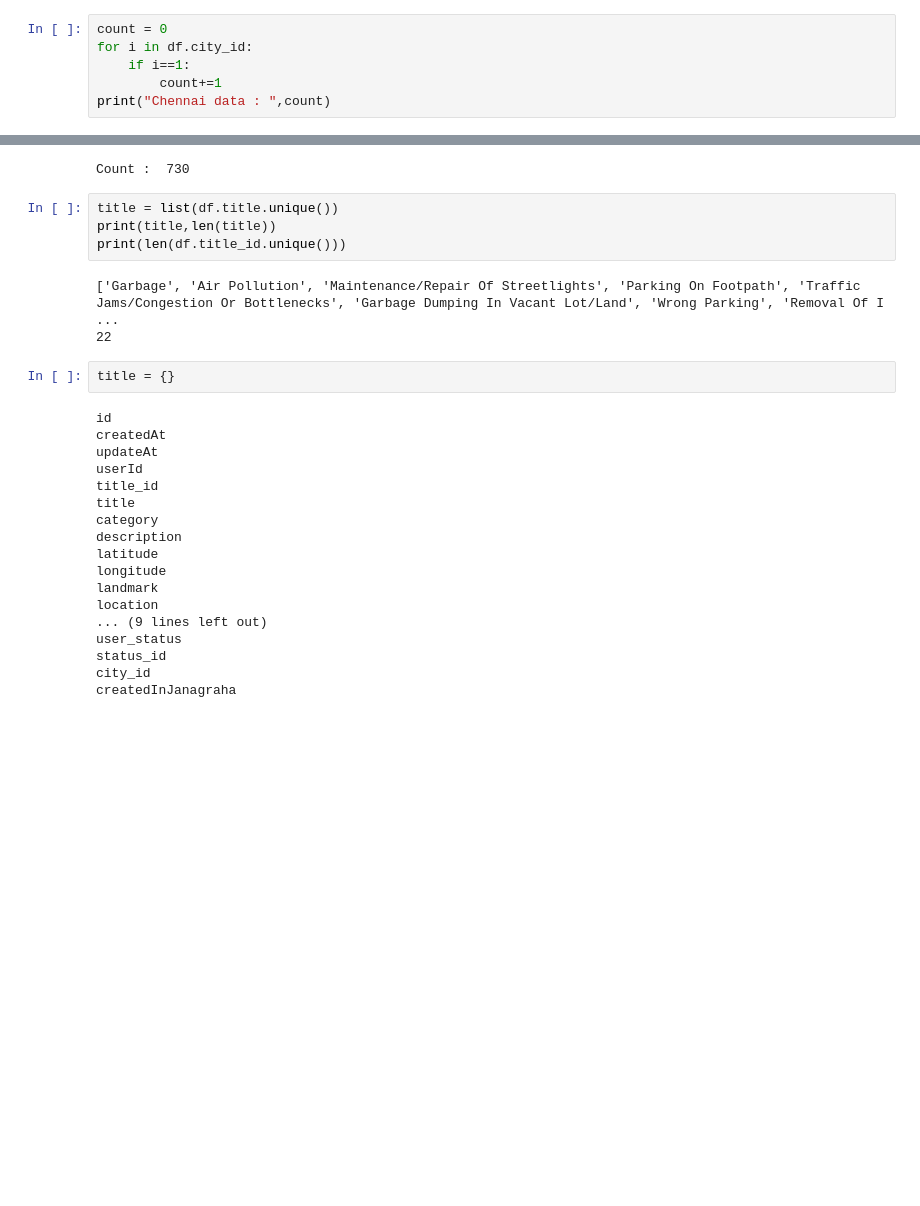
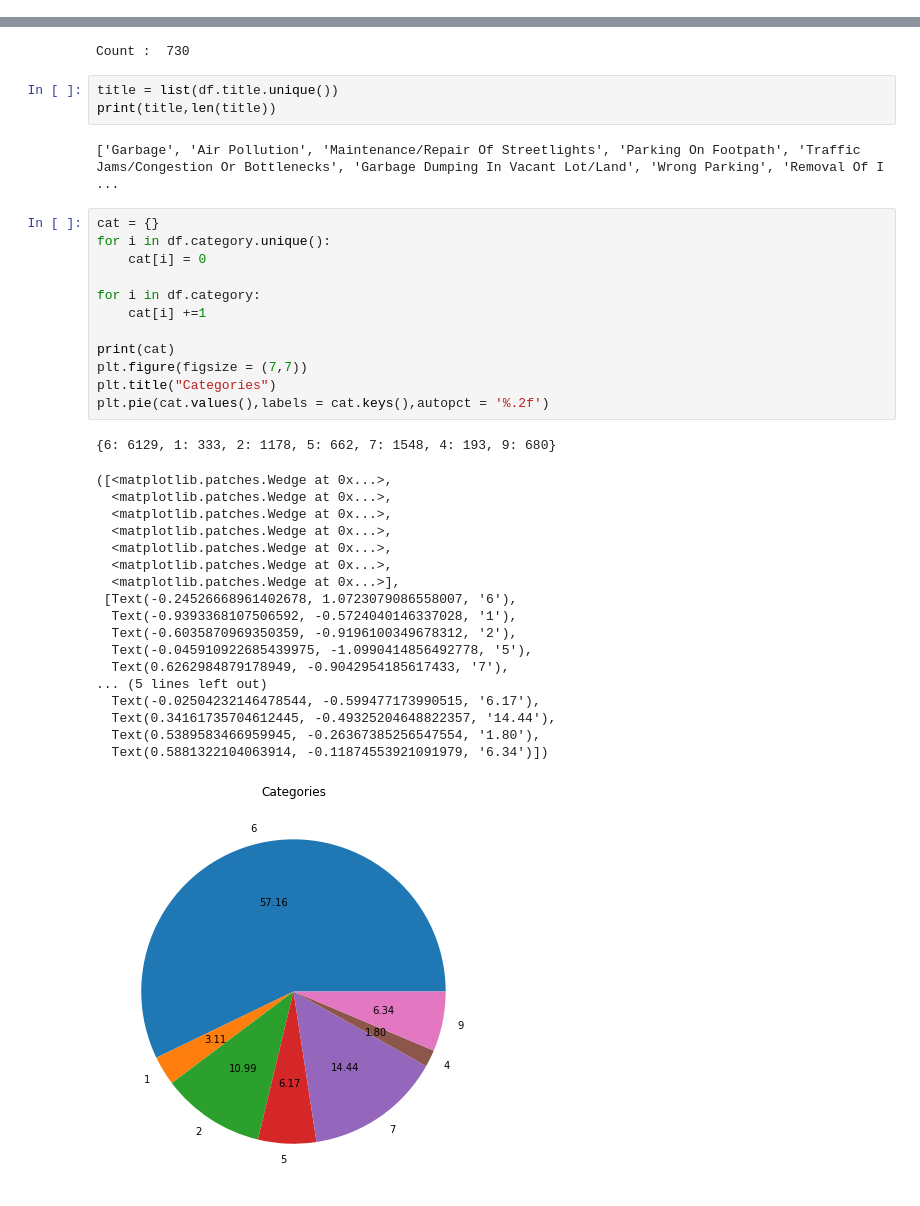
Before and after one commit to ShriyaShankar/Ward-Index, a Jupyter notebook: test.ipynb, the cells around one changed output, grey strips where cells are left out. Drawn from its saved outputs; the diff is of its cells as text; blank space fills up the shorter version.

```diff
--- a/test.ipynb
+++ b/test.ipynb
@@ -29,9 +29,3 @@ df.head(40)
 | 38 | 2624 | 2019-03-05 20:15:11 | 2019-09-04 23:20:52 | 1905 | 0 | Provide Sewage lines | 7 | Filled with garbage | 12.929172 | 77.527515 | ... |
 | 39 | 2625 | 2019-03-05 20:16:04 | 2019-10-17 12:54:16 | 1905 | 0 | Garbage Dumping In Vacant Lot/Land | 6 | Garbage was set on fire also | 12.929640 | 77.528144 | ... |
 40 rows × 25 columns
-# %%
-count = 0
-for i in df.city_id:
-    if i==1:
-        count+=1
-print("Chennai data : ",count)
@@ -108,27 +100,37 @@ Count :  730
 # %%
 title = list(df.title.unique())
 print(title,len(title))
-print(len(df.title_id.unique()))
 # %% [output]
 ['Garbage', 'Air Pollution', 'Maintenance/Repair Of Streetlights', 'Parking On Footpath', 'Traffic Jams/Congestion Or Bottlenecks', 'Garbage Dumping In Vacant Lot/Land', 'Wrong Parking', 'Removal Of I ...
-22
-# %%
-title = {}
-# %% [output]
-id
-createdAt
-updateAt
-userId
-title_id
-title
-category
-description
-latitude
-longitude
-landmark
-location
-... (9 lines left out)
-user_status
-status_id
-city_id
-createdInJanagraha
+# %%
+cat = {}
+for i in df.category.unique():
+    cat[i] = 0
+
+for i in df.category:
+    cat[i] +=1
+
+print(cat)
+plt.figure(figsize = (7,7))
+plt.title("Categories")
+plt.pie(cat.values(),labels = cat.keys(),autopct = '%.2f')
+# %% [output]
+{6: 6129, 1: 333, 2: 1178, 5: 662, 7: 1548, 4: 193, 9: 680}
+([<matplotlib.patches.Wedge at 0x...>,
+  <matplotlib.patches.Wedge at 0x...>,
+  <matplotlib.patches.Wedge at 0x...>,
+  <matplotlib.patches.Wedge at 0x...>,
+  <matplotlib.patches.Wedge at 0x...>,
+  <matplotlib.patches.Wedge at 0x...>,
+  <matplotlib.patches.Wedge at 0x...>],
+ [Text(-0.24526668961402678, 1.0723079086558007, '6'),
+  Text(-0.9393368107506592, -0.5724040146337028, '1'),
+  Text(-0.6035870969350359, -0.9196100349678312, '2'),
+  Text(-0.045910922685439975, -1.0990414856492778, '5'),
+  Text(0.6262984879178949, -0.9042954185617433, '7'),
+... (5 lines left out)
+  Text(-0.02504232146478544, -0.599477173990515, '6.17'),
+  Text(0.34161735704612445, -0.49325204648822357, '14.44'),
+  Text(0.5389583466959945, -0.26367385256547554, '1.80'),
+  Text(0.5881322104063914, -0.11874553921091979, '6.34')])
+[figure, added]
```
Also changed, not shown: parts of 8 cells of this notebook.
